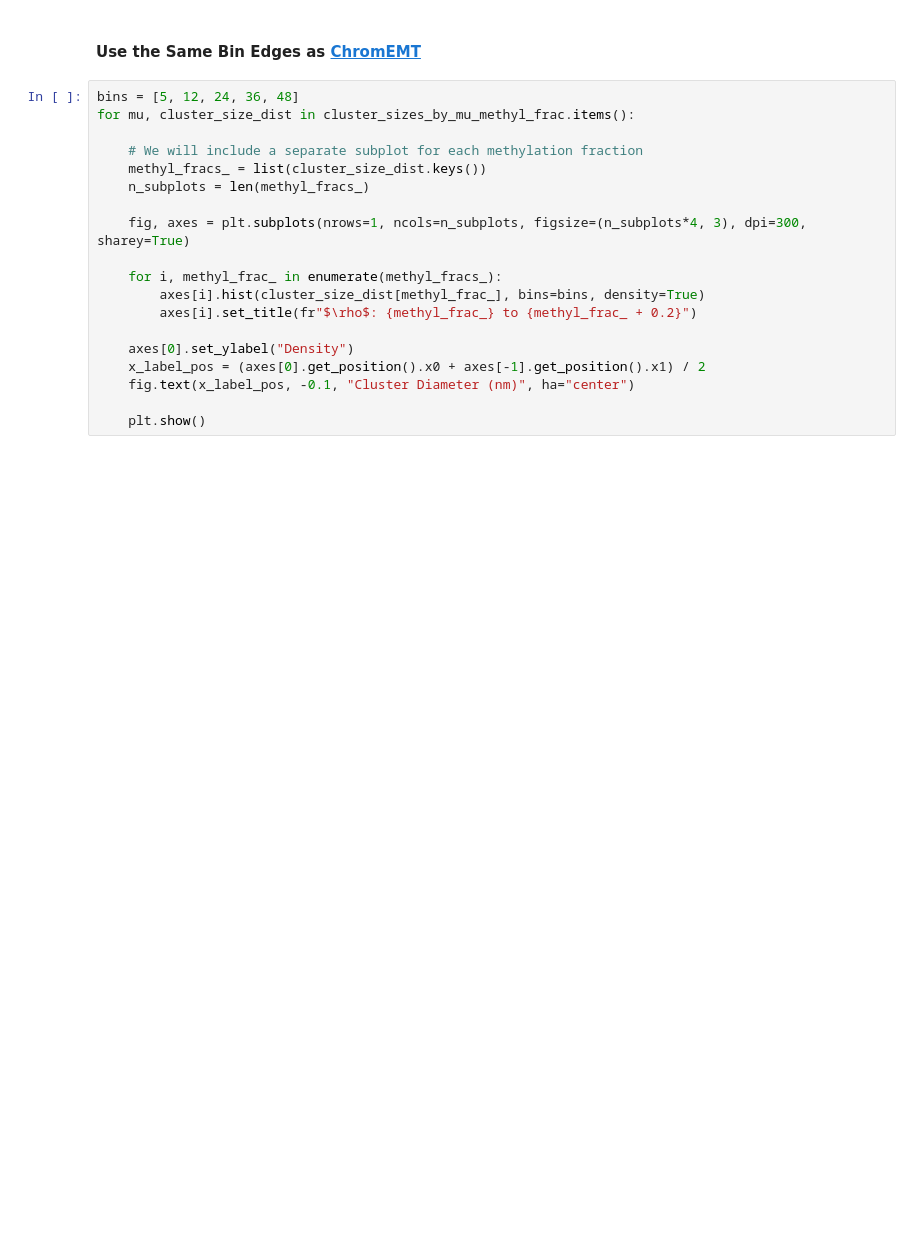
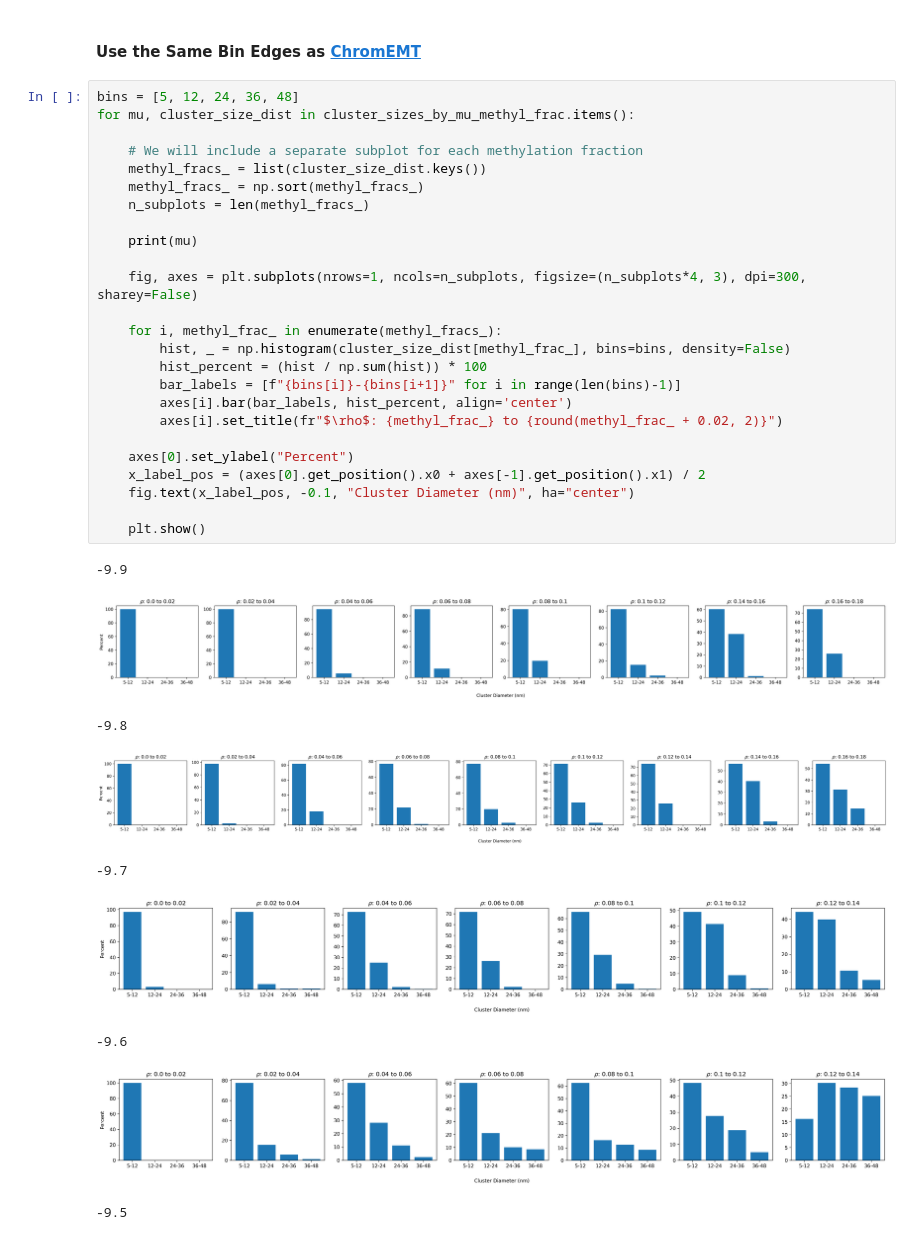
Before and after one commit to JosephWakim/NucleoArr, a Jupyter notebook: examples/methyl_frac_mu_gamma_clusters.ipynb, the cells around one changed output. Saved outputs shown, nothing was run; the diff lists cells and outputs as text; blank space fills up the shorter version.

```diff
--- a/examples/methyl_frac_mu_gamma_clusters.ipynb
+++ b/examples/methyl_frac_mu_gamma_clusters.ipynb
@@ -208,19 +265,35 @@ for mu, cluster_size_dist in cluster_sizes_by_mu_methyl_frac.items():
 # %%
 bins = [5, 12, 24, 36, 48]
 for mu, cluster_size_dist in cluster_sizes_by_mu_methyl_frac.items():
 
     # We will include a separate subplot for each methylation fraction
     methyl_fracs_ = list(cluster_size_dist.keys())
+    methyl_fracs_ = np.sort(methyl_fracs_)
     n_subplots = len(methyl_fracs_)
 
-    fig, axes = plt.subplots(nrows=1, ncols=n_subplots, figsize=(n_subplots*4, 3), dpi=300, sharey=True)
+    print(mu)
+
+    fig, axes = plt.subplots(nrows=1, ncols=n_subplots, figsize=(n_subplots*4, 3), dpi=300, sharey=False)
 
     for i, methyl_frac_ in enumerate(methyl_fracs_):
-        axes[i].hist(cluster_size_dist[methyl_frac_], bins=bins, density=True)
-        axes[i].set_title(fr"$\rho$: {methyl_frac_} to {methyl_frac_ + 0.2}")
+        hist, _ = np.histogram(cluster_size_dist[methyl_frac_], bins=bins, density=False)
+        hist_percent = (hist / np.sum(hist)) * 100
+        bar_labels = [f"{bins[i]}-{bins[i+1]}" for i in range(len(bins)-1)]
+        axes[i].bar(bar_labels, hist_percent, align='center')
+        axes[i].set_title(fr"$\rho$: {methyl_frac_} to {round(methyl_frac_ + 0.02, 2)}")
 
-    axes[0].set_ylabel("Density")
+    axes[0].set_ylabel("Percent")
     x_label_pos = (axes[0].get_position().x0 + axes[-1].get_position().x1) / 2
     fig.text(x_label_pos, -0.1, "Cluster Diameter (nm)", ha="center")
 
     plt.show()
+# %% [output]
+-9.9
+[figure, added]
+-9.8
+[figure, added]
+-9.7
+[figure, added]
+-9.6
+[figure, added]
+-9.5
```
Also changed, not shown: parts of 9 cells of this notebook.
